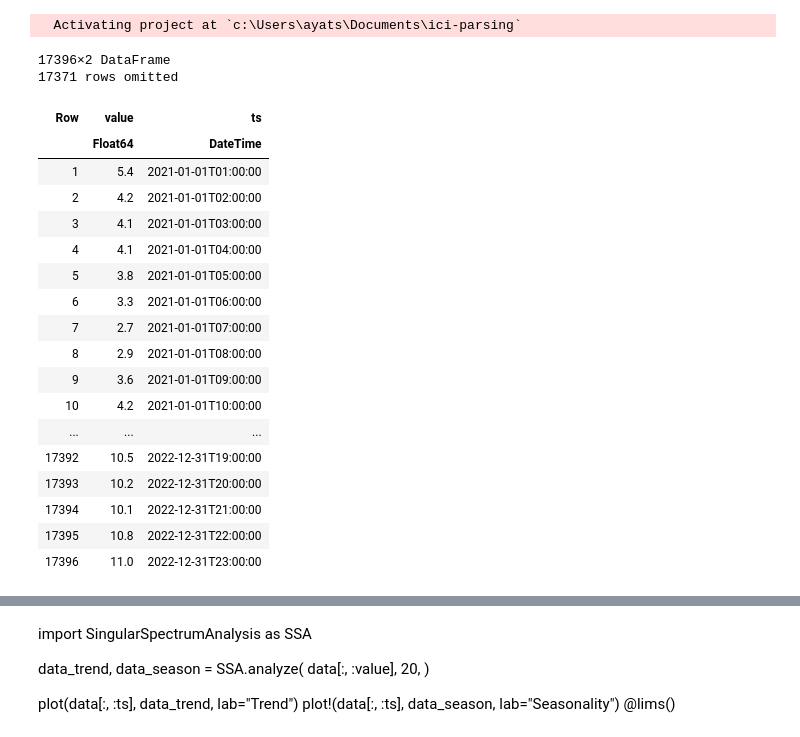
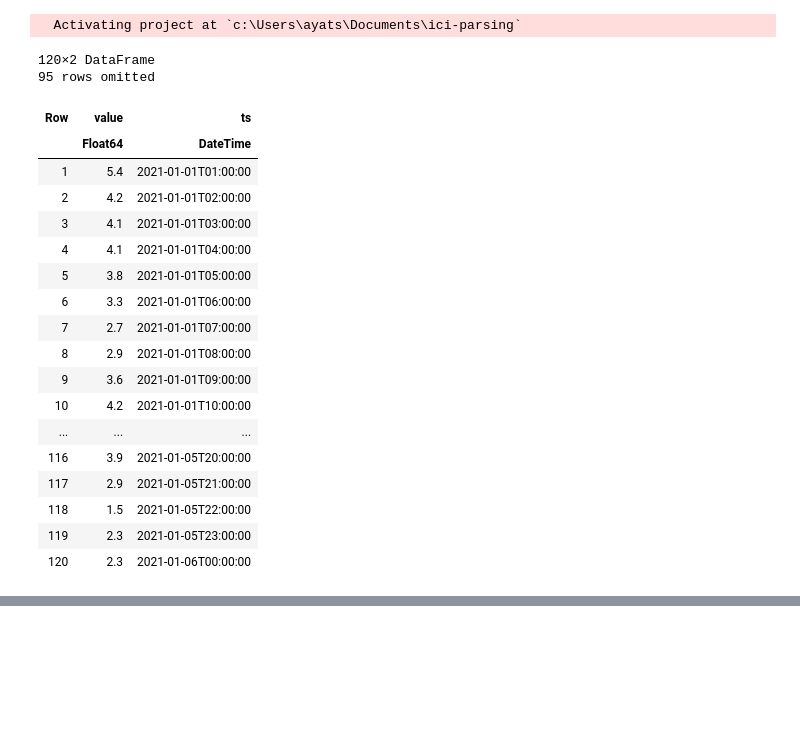
Before and after one commit to viperML/ici-parsing, a Jupyter notebook: main.ipynb, the cells around one changed output, grey strips where cells are left out. Drawn from its saved outputs; the diff is of its cells as text; code cells hidden in the pictures; blank space fills up the shorter version.

Commit message:
less data

```diff
--- a/main.ipynb
+++ b/main.ipynb
@@ -18,34 +18,34 @@ import Dates: DateTime
 # %%
 data = CSV.File(
     open("data/Grazalema_AEMET_2021-2022.csv");
     normalizenames=true,
     select=[:ts, :value],
     types=Dict(:ts => DateTime),
     dateformat="yyyy-mm-dd HH:MM:SS.s"
 ) |> DataFrame
 
-# data = data[1:24*5, :]
+data = data[1:24*5, :]
 # %% [output]
-17396×2 DataFrame
-17371 rows omitted
+120×2 DataFrame
+95 rows omitted
 | Row | value | ts |
 |  | Float64 | DateTime |
 | 1 | 5.4 | 2021-01-01T01:00:00 |
 | 2 | 4.2 | 2021-01-01T02:00:00 |
 | 3 | 4.1 | 2021-01-01T03:00:00 |
 | 4 | 4.1 | 2021-01-01T04:00:00 |
 | 5 | 3.8 | 2021-01-01T05:00:00 |
 | 6 | 3.3 | 2021-01-01T06:00:00 |
 | 7 | 2.7 | 2021-01-01T07:00:00 |
 | 8 | 2.9 | 2021-01-01T08:00:00 |
 | 9 | 3.6 | 2021-01-01T09:00:00 |
 | 10 | 4.2 | 2021-01-01T10:00:00 |
 | ... | ... | ... |
-| 17392 | 10.5 | 2022-12-31T19:00:00 |
-| 17393 | 10.2 | 2022-12-31T20:00:00 |
-| 17394 | 10.1 | 2022-12-31T21:00:00 |
-| 17395 | 10.8 | 2022-12-31T22:00:00 |
-| 17396 | 11.0 | 2022-12-31T23:00:00 |
+| 116 | 3.9 | 2021-01-05T20:00:00 |
+| 117 | 2.9 | 2021-01-05T21:00:00 |
+| 118 | 1.5 | 2021-01-05T22:00:00 |
+| 119 | 2.3 | 2021-01-05T23:00:00 |
+| 120 | 2.3 | 2021-01-06T00:00:00 |
 # %%
 # using StatsPlots
 # using Dates
@@ -66,15 +66,3 @@ plot(data, :ts, :value)
 # (data[1, :ts], data[24*5, :ts]) |> xlims!
 # %% [output]
 [interactive output not drawn]
-# %% [markdown]
-import SingularSpectrumAnalysis as SSA
-
-data_trend, data_season = SSA.analyze(
-    data[:, :value],
-    20,
-)
-
-
-plot(data[:, :ts], data_trend, lab="Trend")
-plot!(data[:, :ts], data_season, lab="Seasonality")
-@lims()
```
Also changed, not shown: parts of 1 cell of this notebook.
